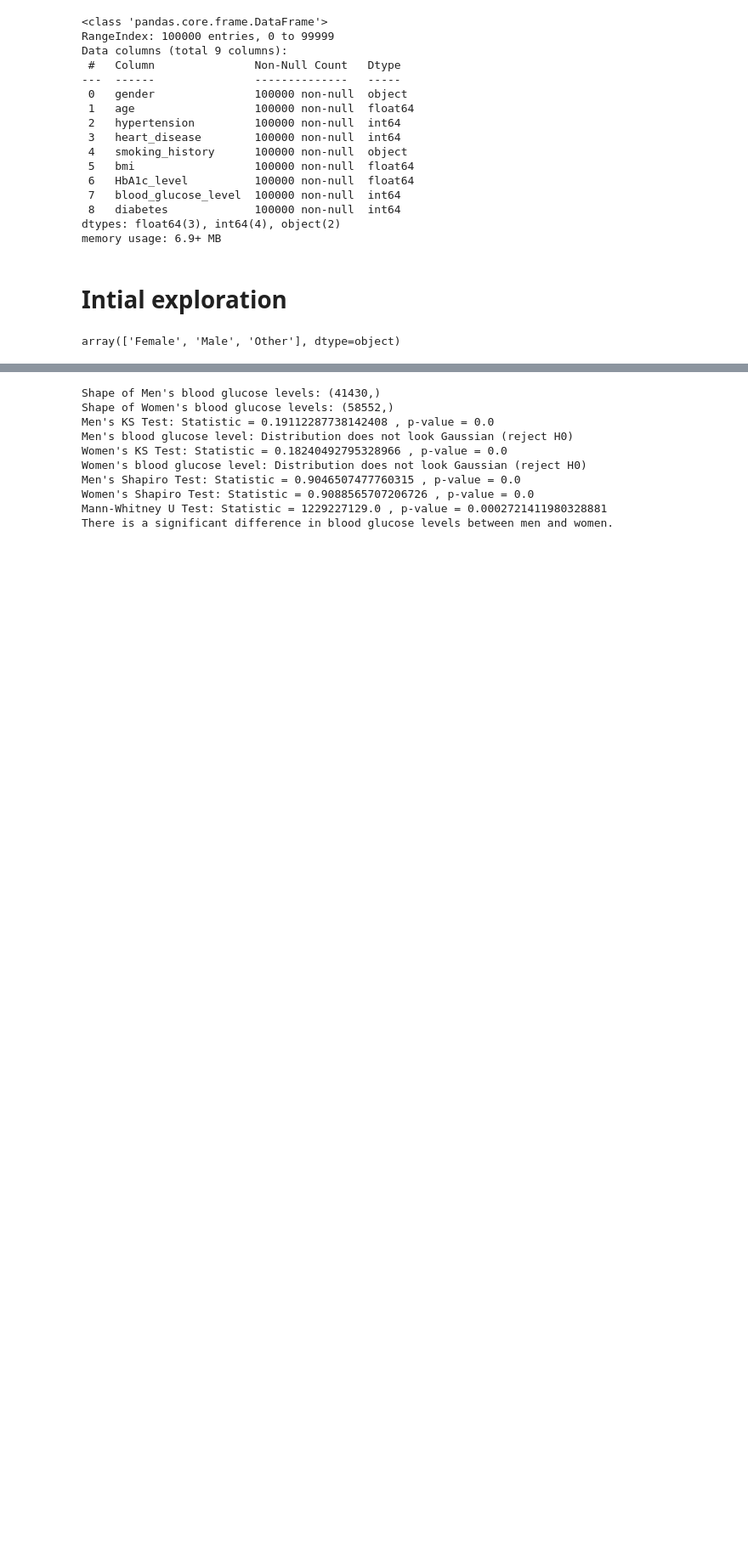
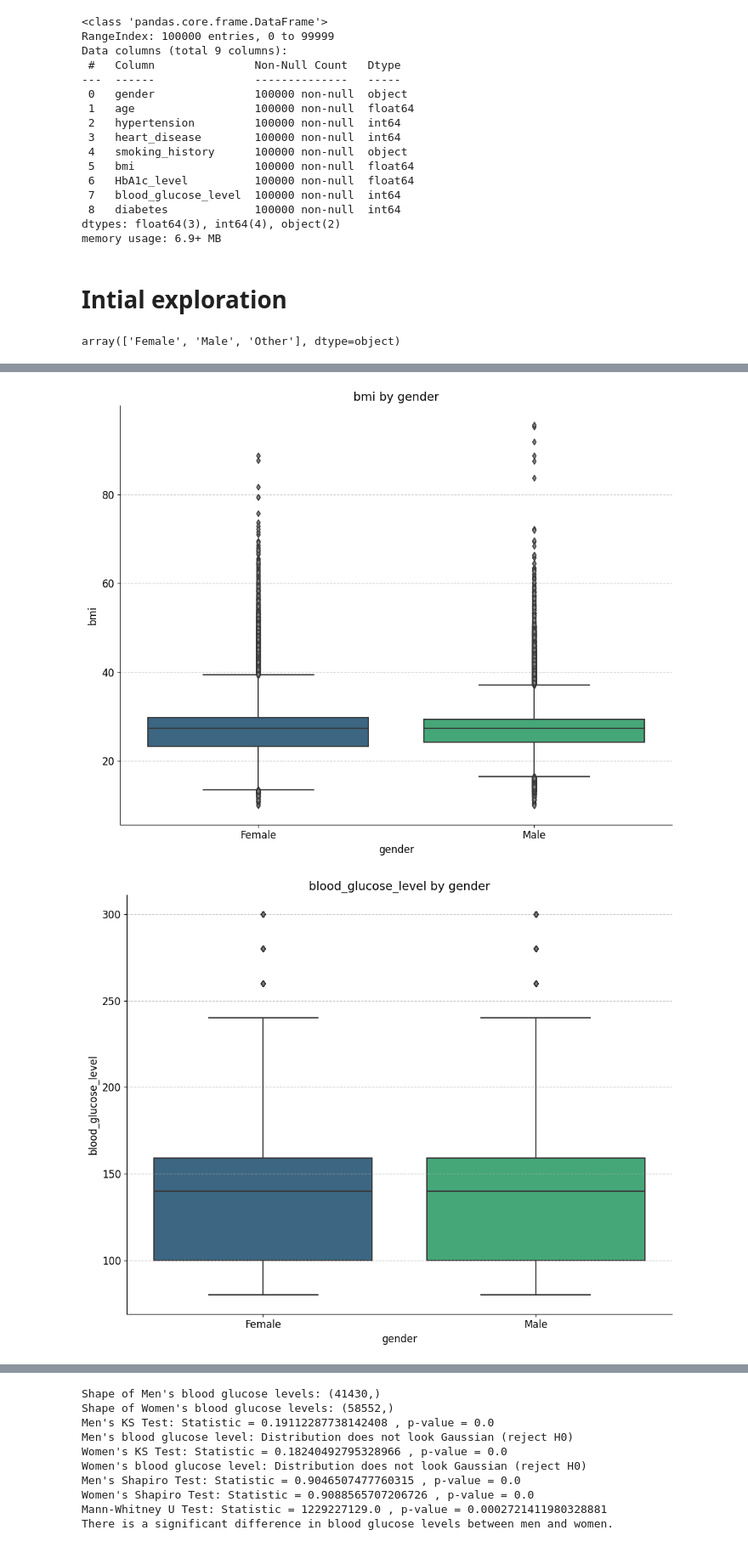
Before and after one commit to piyus22/SUGAR, a Jupyter notebook: diabetes_analysis.ipynb, the cells around one changed output, grey strips where cells are left out. Shown at 85% size. Cells and saved outputs as stored; diff of their text form; code cells hidden in the pictures; blank space fills up the shorter version.

```diff
--- a/diabetes_analysis.ipynb
+++ b/diabetes_analysis.ipynb
@@ -63,0 +126,29 @@ array(['Female', 'Male', 'Other'], dtype=object)
+# %%
+
+
+categorical_features = ['gender', 'smoking_history']
+numerical_features = ['bmi', 'blood_glucose_level']
+
+for cat_feat in categorical_features:
+    for num_feat in numerical_features:
+        plt.figure(figsize=(10, 8))  # Increased figure size
+        sns.boxplot(x=cat_feat, y=num_feat, data=diabetes_ip_file,
+                    palette='viridis',
+                    linewidth=1.5,  # Increased linewidth for better visibility
+                    flierprops={"marker": "d", "markersize": 5, "markerfacecolor": "gray"})  # Customize outliers
+
+        plt.title(f'{num_feat} by {cat_feat}', fontsize=14)
+        plt.xlabel(cat_feat, fontsize=12)
+        plt.ylabel(num_feat, fontsize=12)
+        plt.xticks(fontsize=12)
+        plt.yticks(fontsize=12)
+
+        # Improved Grid Lines and Spines
+        plt.grid(axis='y', linestyle='--', alpha=0.7)
+        sns.despine()
+
+        plt.tight_layout()
+        plt.show()
+# %% [output]
+[figure, added]
+[figure, added]
```
Also changed, not shown: parts of 10 cells of this notebook.
